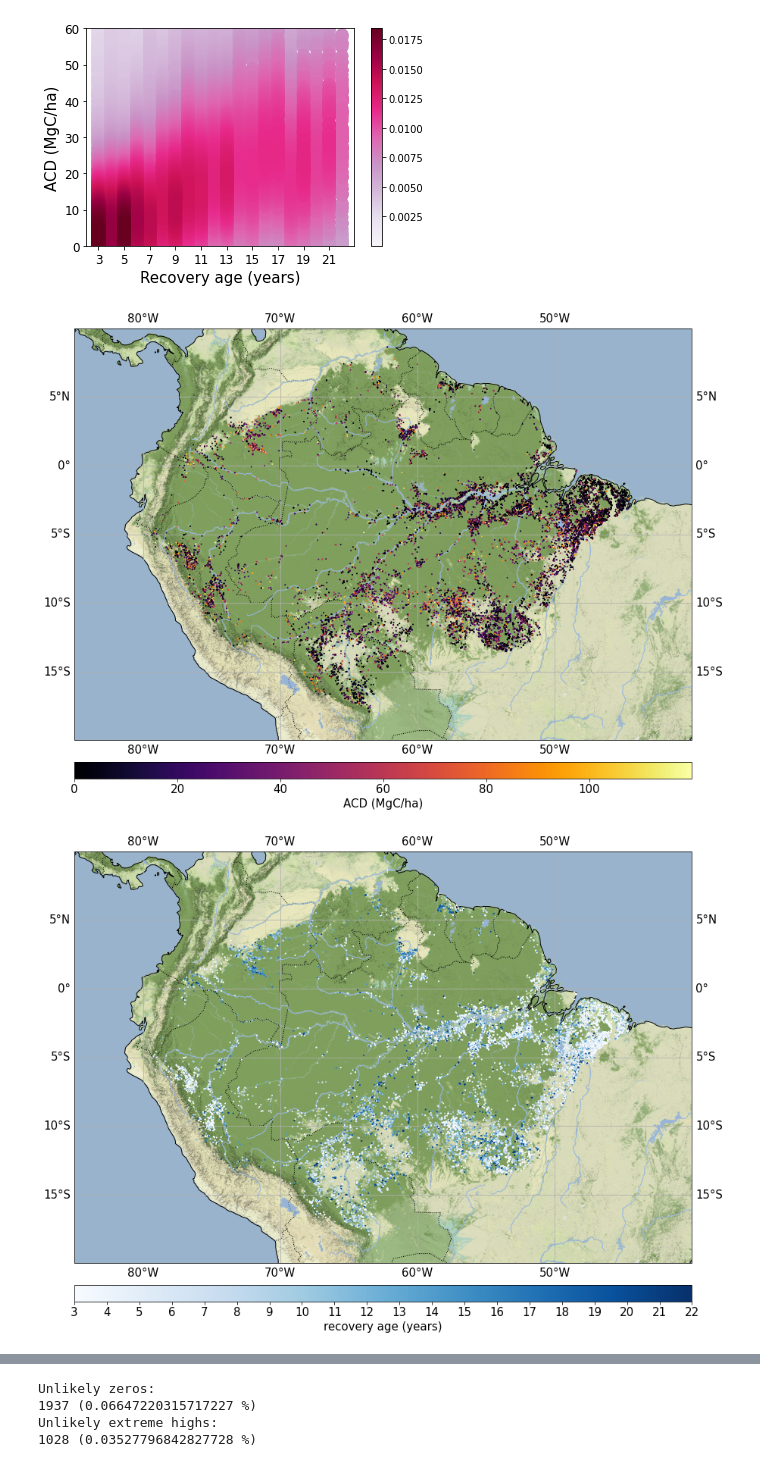
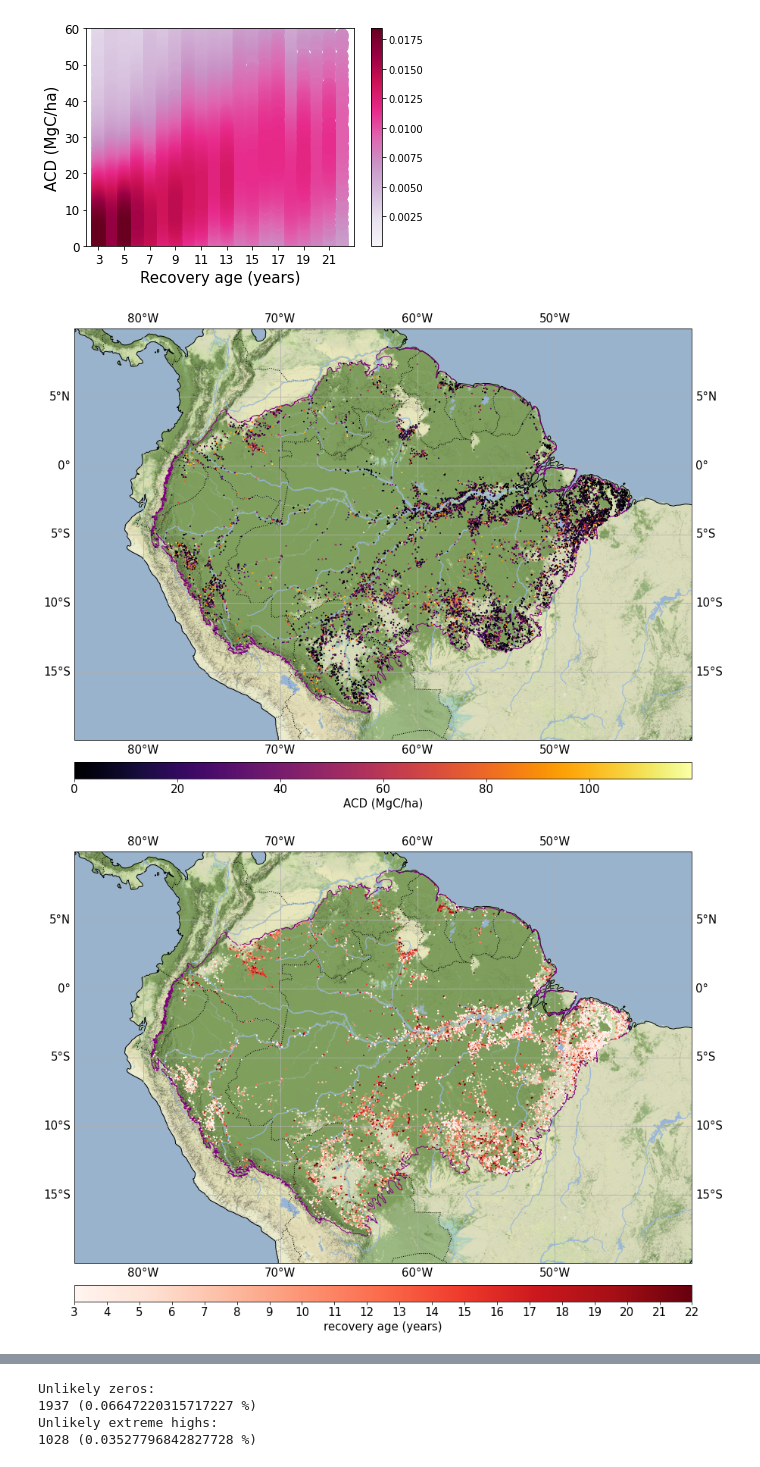
Before and after one commit to ameliaholcomb/biomass-recovery, a Jupyter notebook: notebooks/28-ah2174-gedi-recovery-figures.ipynb, the cells around one changed output, grey strips where cells are left out. Drawn from its saved outputs; the diff is of its cells as text; code cells hidden in the pictures.

Commit message:
[feat] Study region figures

```diff
--- a/notebooks/28-ah2174-gedi-recovery-figures.ipynb
+++ b/notebooks/28-ah2174-gedi-recovery-figures.ipynb
@@ -97,6 +189,10 @@ cbar_ax = fig.add_axes([0, 0, 0.1, 0.1])
 cbar_orientation = "horizontal"
 cbar_width = 0.03
 
+# Add the region shapefile
+shape = gpd.read_file("/home/ah2174/shapefiles/Amazon_rainforest_shapefile.zip")
+shape.plot(ax=ax, color='none', edgecolor='slategrey', linewidth=1, zorder=5)
+
 # Plot our data
 not_outliers = quality_gedi_gdf[(quality_gedi_gdf.agcd < 120)]
 not_outliers.plot(column='agcd', zorder=10, markersize=1, ax=ax, cmap='inferno', legend=True, legend_kwds={"orientation": cbar_orientation, "label": "ACD (MgC/ha)"}, cax=cbar_ax)
@@ -119,7 +215,7 @@ gl.ylabel_style = {'size': 15}
 
 plt.show()
 # %% [output]
-[figure, old version]
+[figure, new version]
 # %%
 fig = plt.figure(figsize=(20, 10))
 ax = fig.add_subplot(1, 1, 1, projection=ccrs.PlateCarree())
@@ -141,37 +237,41 @@ cbar_ax = fig.add_axes([0, 0, 0.1, 0.1])
 cbar_orientation = "horizontal"
 cbar_width = 0.03
 
+# Add the region shapefile
+shape = gpd.read_file("/home/ah2174/shapefiles/Amazon_rainforest_shapefile.zip")
+shape.plot(ax=ax, color='none', edgecolor='slategrey', linewidth=1, zorder=5)
+
 # Plot our data
 not_outliers = quality_gedi_gdf[quality_gedi_gdf.agcd < 120]
 max_age = int(not_outliers.recovery_period.max())
 not_outliers.plot(
-    column='recovery_period', zorder=10, markersize=1, ax=ax, cmap='Blues',
+    column='recovery_period', zorder=10, markersize=1, ax=ax, cmap='Reds',
     legend=True, legend_kwds={
         "orientation": cbar_orientation,
         "label": "recovery age (years)",
         "ticks": list(range(max_age + 1))
     }, cax=cbar_ax
 )
 
 ## Find the location of the main plot axes now that the plot has been drawn, and stick our colorbar there.
 posn = ax.get_position()
 if cbar_orientation == "vertical":
     cbar_ax.set_position([posn.x0+posn.width+0.05, posn.y0, cbar_width, posn.height])
     cbar_ax.tick_params(axis="y", which="major", labelsize=15)
     cbar_ax.yaxis.label.set_size(15)
 if cbar_orientation == "horizontal":
     cbar_ax.set_position([posn.x0, posn.y0-0.07, posn.width, cbar_width])
     cbar_ax.tick_params(axis="x", which="major", labelsize=15)
     cbar_ax.xaxis.label.set_size(15)
 
 # Longitude and latitude degrees on the axes
 gl = ax.gridlines(draw_labels=True, dms=True, x_inline=False, y_inline=False)
 gl.xlabel_style = {'size': 15}
 gl.ylabel_style = {'size': 15}
 
 plt.show()
 # %% [output]
-[figure, old version]
+[figure, new version]
 # %%
 import matplotlib.patches as mpatches
 
```
Also changed, not shown: parts of 7 cells of this notebook.
